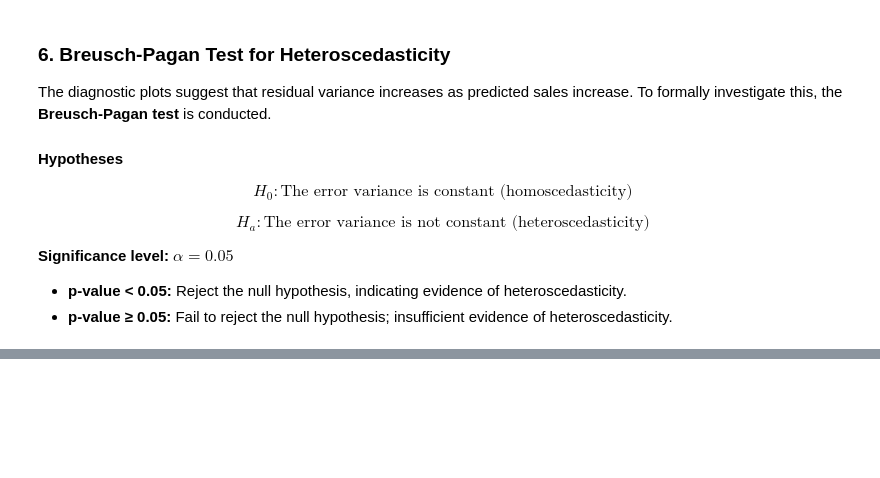
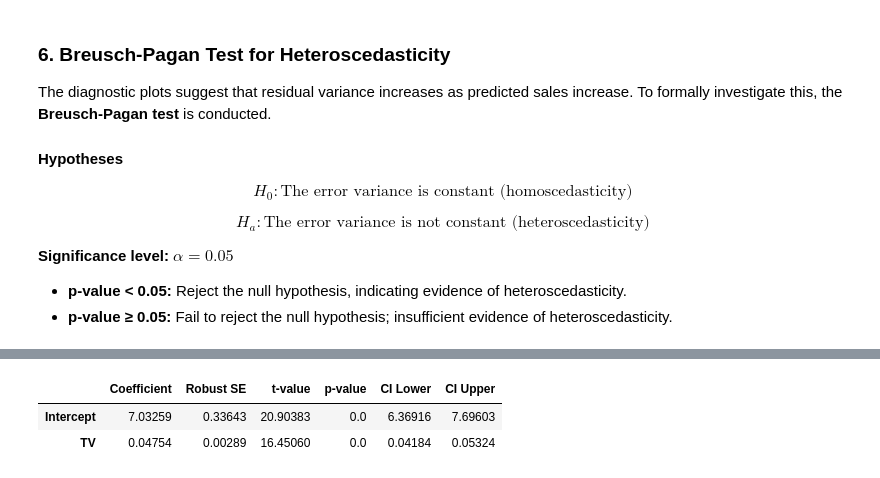
Before and after one commit to xavierland605/Python-Linear-Regression-Library, a Jupyter notebook: TV_Advertising_Sales_Analysis.ipynb, the cells around one changed output, grey strips where cells are left out. Cells and saved outputs as stored; diff of their text form; code cells hidden in the pictures; blank space fills up the shorter version.

```diff
--- a/TV_Advertising_Sales_Analysis.ipynb
+++ b/TV_Advertising_Sales_Analysis.ipynb
@@ -340,0 +364,50 @@ Reject H0: Evidence of heteroscedasticity
+# %%
+# Use values from regression class
+X_design = model.X_design
+residuals = model.residuals
+betas = model.betas
+
+# Calculate (X'X)^-1
+XtX_inv = np.linalg.inv(X_design.T @ X_design)
+
+# Calculate leverage values
+H = X_design @ XtX_inv @ X_design.T
+leverage = np.diag(H)
+
+# Calculate HC3 weights
+weights = residuals**2 / (1 - leverage)**2
+
+# Calculate robust covariance matrix
+weighted_X = X_design * weights[:, None]
+
+cov_HC3 = XtX_inv @ (X_design.T @ weighted_X) @ XtX_inv
+
+# Robust standard errors
+se_HC3 = np.sqrt(np.diag(cov_HC3))
+
+# Robust t-statistics
+t_HC3 = betas / se_HC3
+
+# Robust p-values using residual degrees of freedom
+p_HC3 = 2 * t.sf(np.abs(t_HC3), df=model.df)
+
+# 95% confidence intervals
+t_critical = t.ppf(0.975, df=model.df)
+
+ci_lower = betas - t_critical * se_HC3
+ci_upper = betas + t_critical * se_HC3
+
+hc3_results = pd.DataFrame({
+    "Coefficient": betas,
+    "Robust SE": se_HC3,
+    "t-value": t_HC3,
+    "p-value": p_HC3,
+    "CI Lower": ci_lower,
+    "CI Upper": ci_upper
+}, index=model.coefficient_names)
+
+hc3_results.round(5)
+# %% [output]
+|  | Coefficient | Robust SE | t-value | p-value | CI Lower | CI Upper |
+| Intercept | 7.03259 | 0.33643 | 20.90383 | 0.0 | 6.36916 | 7.69603 |
+| TV | 0.04754 | 0.00289 | 16.45060 | 0.0 | 0.04184 | 0.05324 |
```
Also changed, not shown: parts of 12 cells of this notebook, 2 other files.
